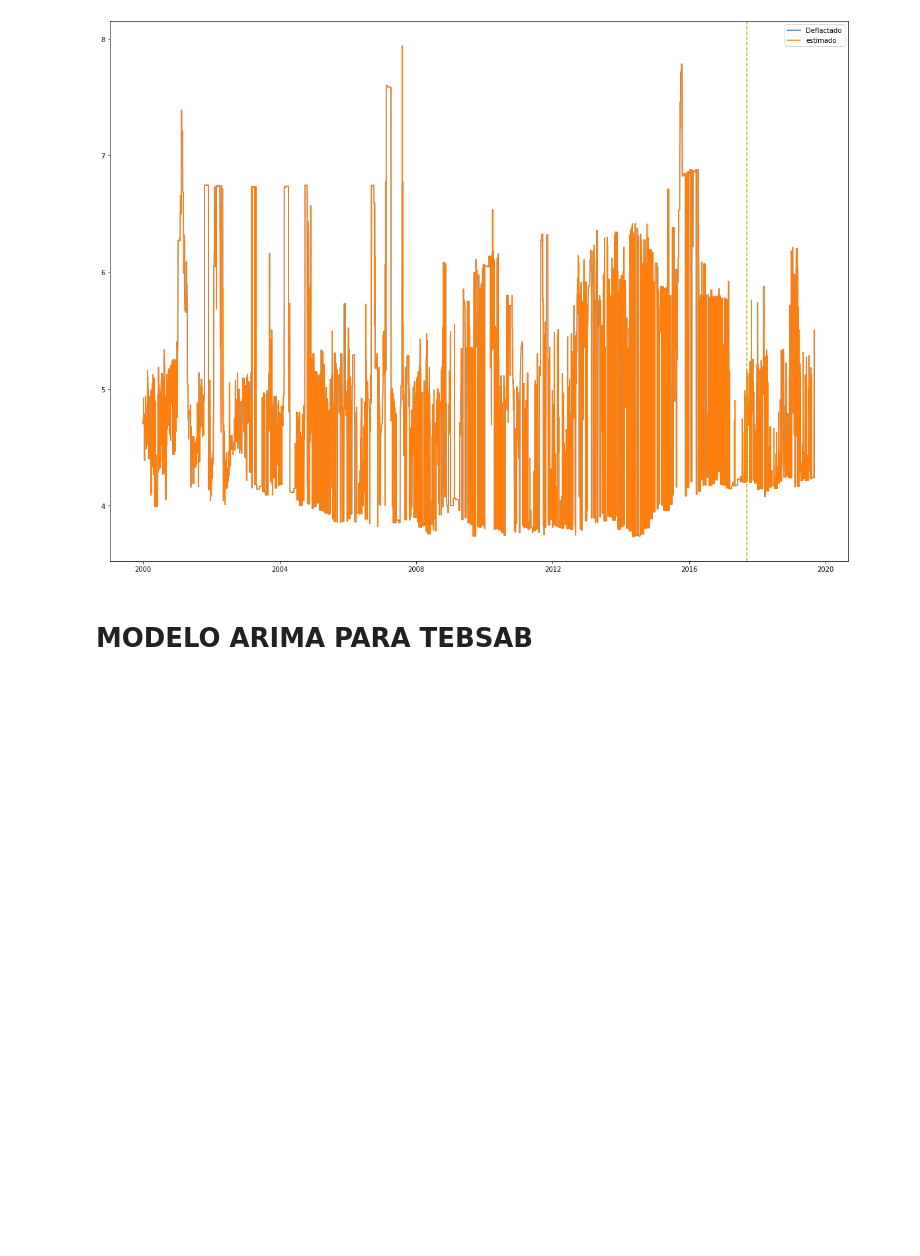
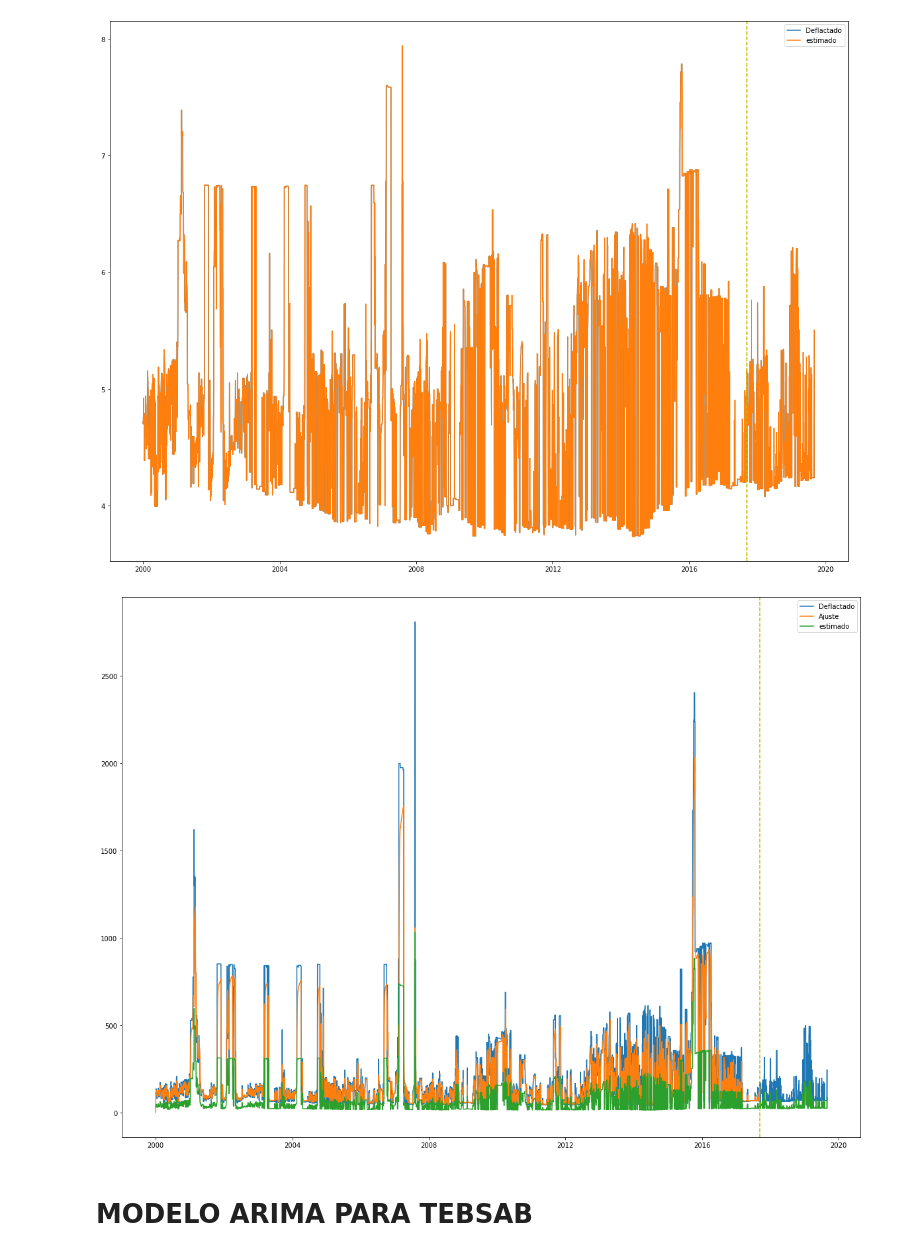
Before and after one commit to Vamarinpe/PAE, a Jupyter notebook: CodRecurso.ipynb, the cells around one changed output. Cells and saved outputs as stored; diff of their text form; code cells hidden in the pictures; blank space fills up the shorter version.

```diff
--- a/CodRecurso.ipynb
+++ b/CodRecurso.ipynb
@@ -564,6 +557,17 @@ plt.axvline(x='2017-09-12',color='y',linestyle='--')
 plt.show()
 # %% [output]
 [figure]
+# %%
+FM1Betania=np.exp(M1BetaniaLog)
+Festimado=np.exp(estimado)
+plt.plot(FM1Betania['Deflactado'])
+plt.plot(FM1Betania['Ajuste'])
+plt.plot(Festimado)
+plt.legend(['Deflactado','Ajuste','estimado'])
+plt.axvline(x='2017-09-12',color='y',linestyle='--')
+plt.show()
+# %% [output]
+[figure, added]
 # %%
 a=np.r_[M1BetaniaLog['Deflactado'][0],fit['fit']].cumsum()
 a=pd.DataFrame(a[1:],index=M1BetaniaLog['Deflactado'].index)
```
Also changed, not shown: parts of 19 cells of this notebook.
